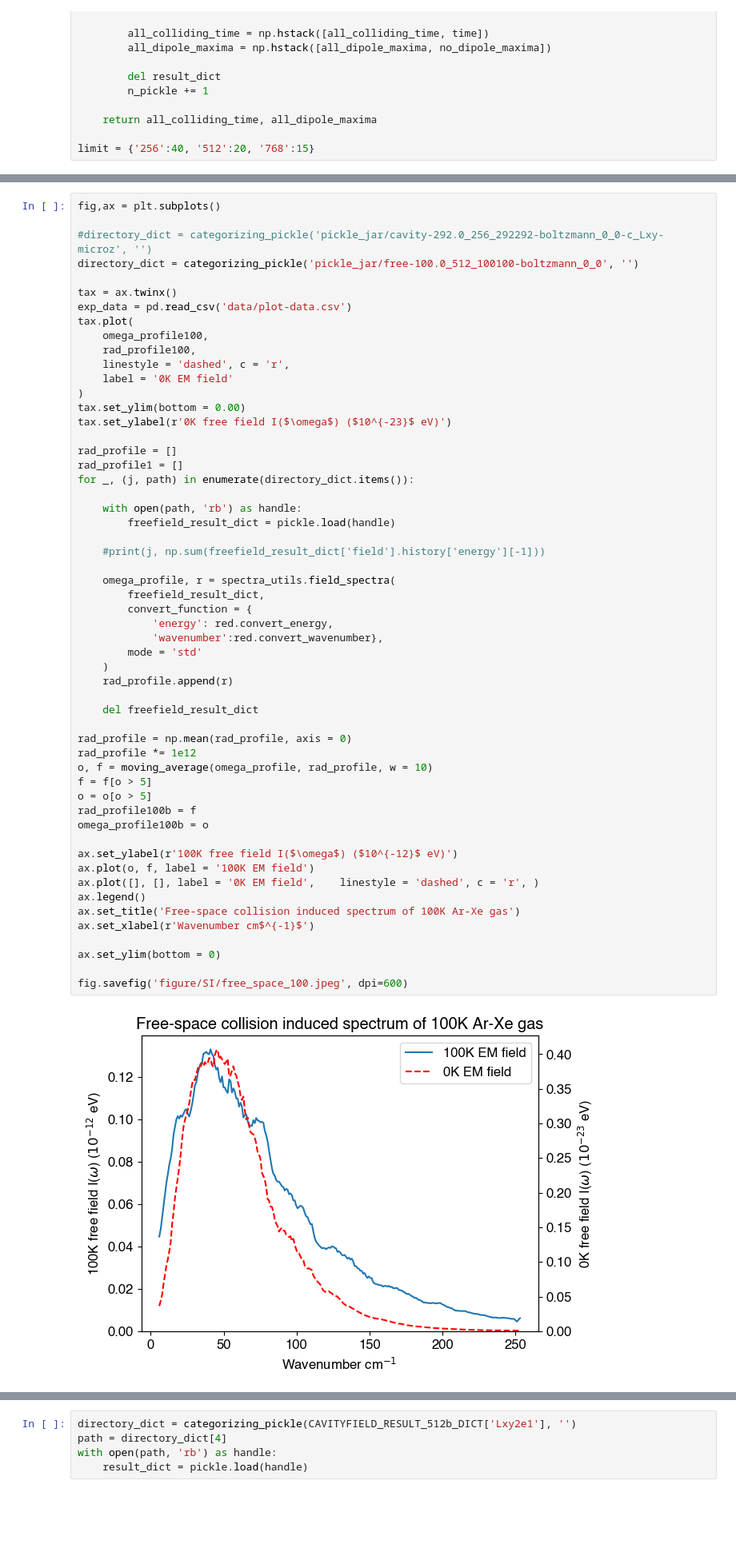
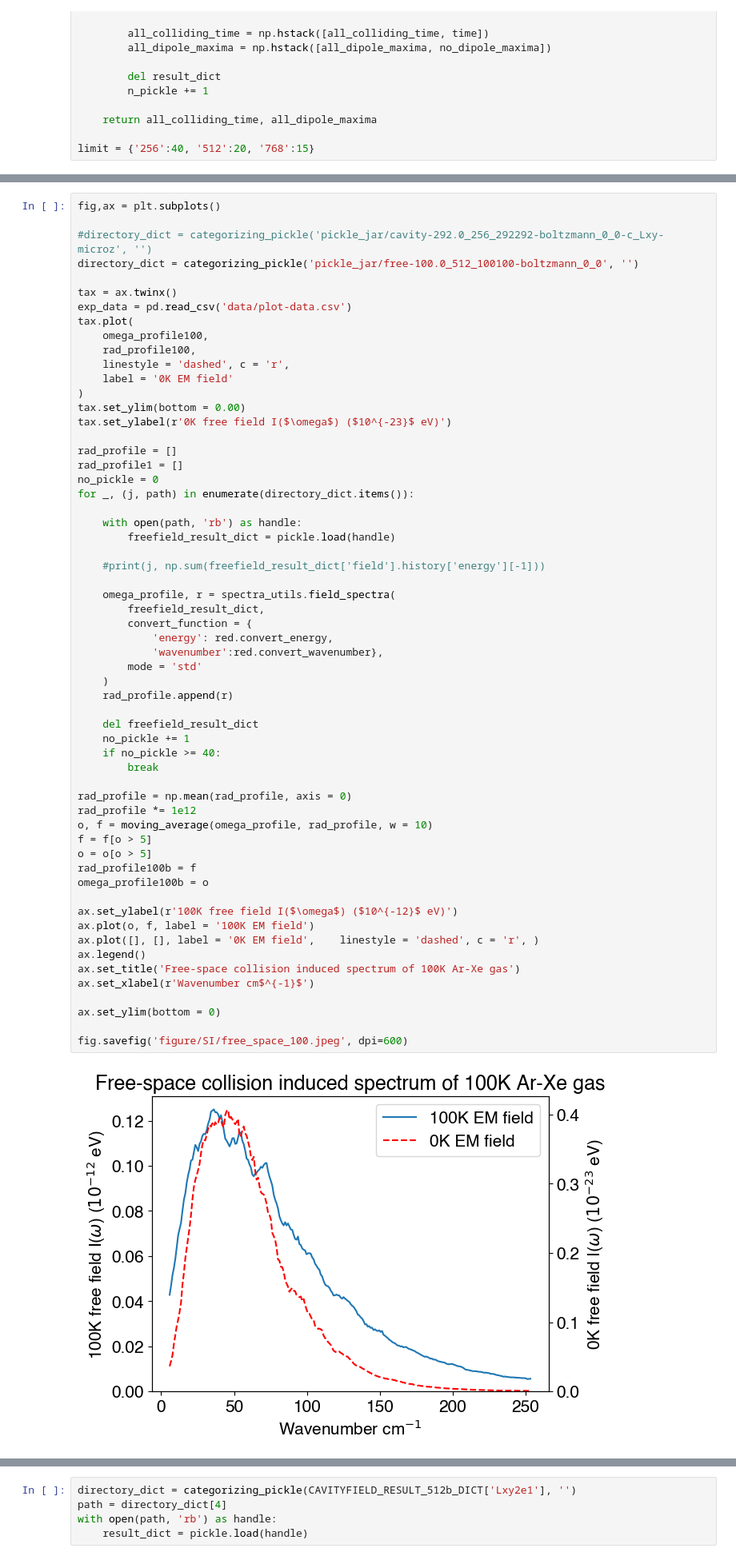
Before and after one commit to RibeiroGroup/Molecular-Dynamics-for-CIS, a Jupyter notebook: src/analyze_monte_carlo.ipynb, the cells around one changed output, grey strips where cells are left out. Shown at 80% size. Saved outputs shown, nothing was run; the diff lists cells and outputs as text; blank space fills up the shorter version.

Commit message:
Plot

```diff
--- a/src/analyze_monte_carlo.ipynb
+++ b/src/analyze_monte_carlo.ipynb
@@ -282,6 +264,7 @@ tax.set_ylabel(r'0K free field I($\omega$) ($10^{-23}$ eV)')
 
 rad_profile = []
 rad_profile1 = []
+no_pickle = 0
 for _, (j, path) in enumerate(directory_dict.items()):
 
     with open(path, 'rb') as handle:
@@ -292,34 +275,37 @@ for _, (j, path) in enumerate(directory_dict.items()):
     omega_profile, r = spectra_utils.field_spectra(
         freefield_result_dict,
         convert_function = {
             'energy': red.convert_energy,
             'wavenumber':red.convert_wavenumber},
         mode = 'std'
     )
     rad_profile.append(r)
 
     del freefield_result_dict
+    no_pickle += 1
+    if no_pickle >= 40:
+        break
 
 rad_profile = np.mean(rad_profile, axis = 0)
 rad_profile *= 1e12
 o, f = moving_average(omega_profile, rad_profile, w = 10)
 f = f[o > 5]
 o = o[o > 5]
 rad_profile100b = f
 omega_profile100b = o
 
 ax.set_ylabel(r'100K free field I($\omega$) ($10^{-12}$ eV)')
 ax.plot(o, f, label = '100K EM field')
 ax.plot([], [], label = '0K EM field',    linestyle = 'dashed', c = 'r', )
 ax.legend()
 ax.set_title('Free-space collision induced spectrum of 100K Ar-Xe gas')
 ax.set_xlabel(r'Wavenumber cm$^{-1}$')
 
 ax.set_ylim(bottom = 0)
 
 fig.savefig('figure/SI/free_space_100.jpeg', dpi=600)
 # %% [output]
-[figure, old version]
+[figure, new version]
 # %%
 for i, (temp, cavityfield_result_path) in enumerate(CAVITYFIELD_RESULT_512b_DICT.items()):
     print(temp)
```
Also changed, not shown: parts of 5 cells of this notebook, 11 other files.
